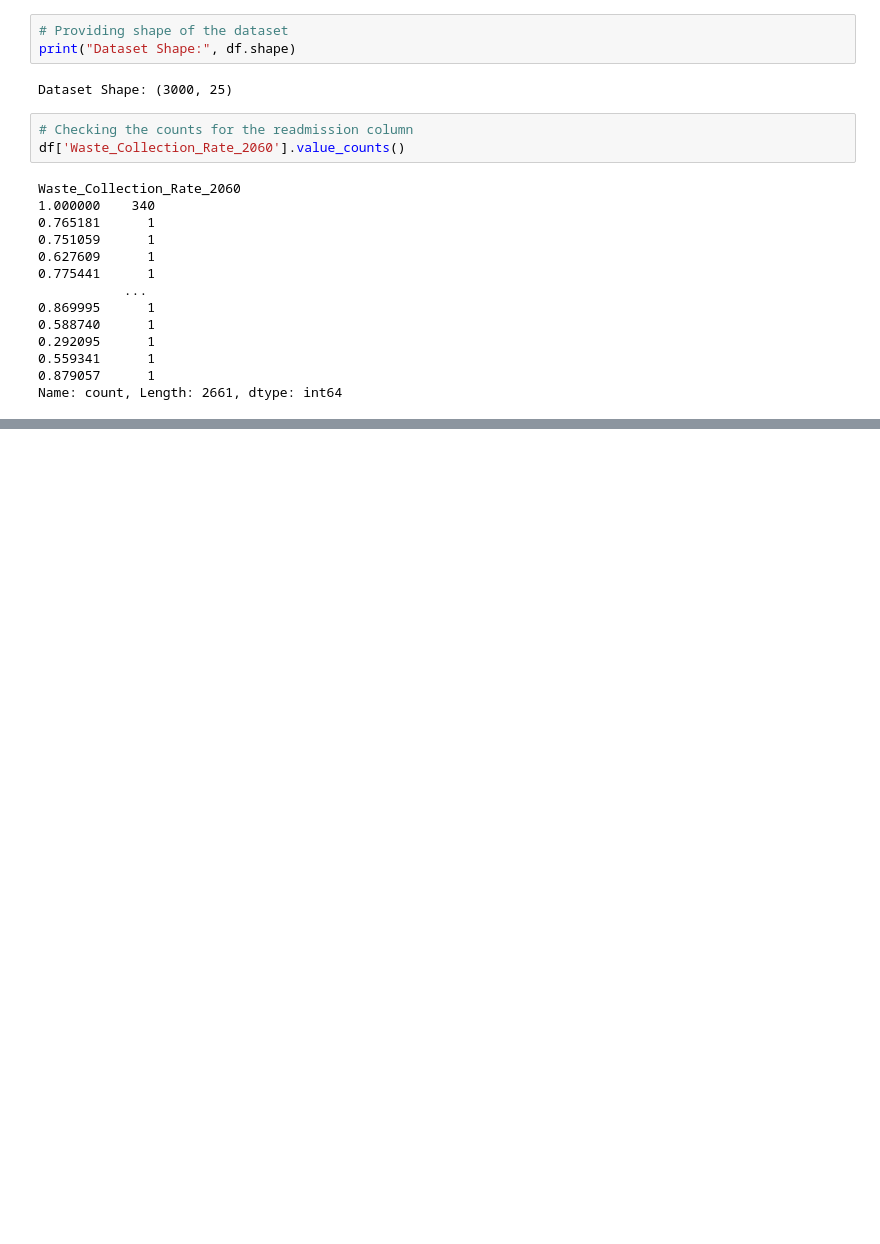
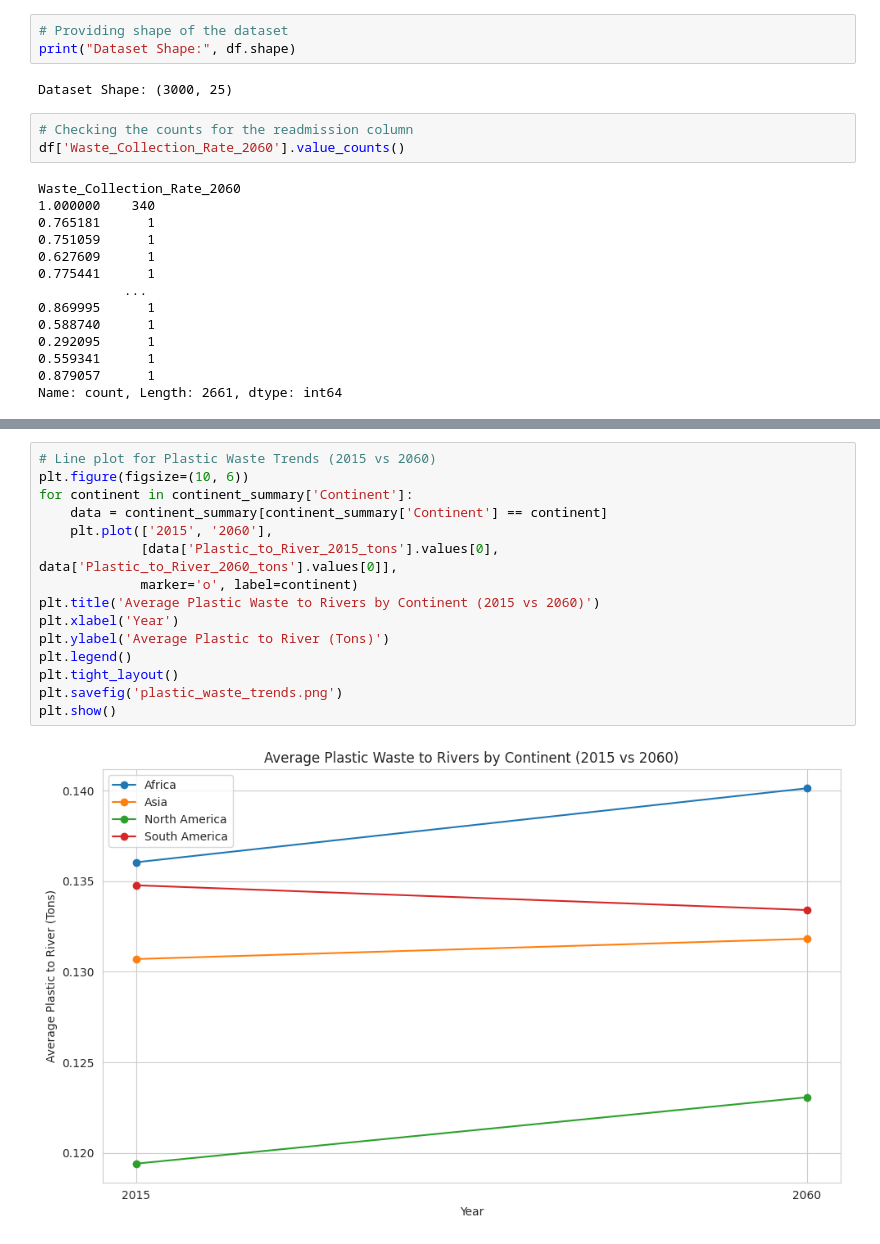
Before and after one commit to Phionanamugga/Assessment_River_Plastic_Pollution, a Jupyter notebook: assessment.ipynb, the cells around one changed output, grey strips where cells are left out. Saved outputs shown, nothing was run; the diff lists cells and outputs as text; blank space fills up the shorter version.

```diff
--- a/assessment.ipynb
+++ b/assessment.ipynb
@@ -175,0 +317,17 @@ XGBoost Regressor Performance:
+# %%
+# Line plot for Plastic Waste Trends (2015 vs 2060)
+plt.figure(figsize=(10, 6))
+for continent in continent_summary['Continent']:
+    data = continent_summary[continent_summary['Continent'] == continent]
+    plt.plot(['2015', '2060'],
+             [data['Plastic_to_River_2015_tons'].values[0], data['Plastic_to_River_2060_tons'].values[0]],
+             marker='o', label=continent)
+plt.title('Average Plastic Waste to Rivers by Continent (2015 vs 2060)')
+plt.xlabel('Year')
+plt.ylabel('Average Plastic to River (Tons)')
+plt.legend()
+plt.tight_layout()
+plt.savefig('plastic_waste_trends.png')
+plt.show()
+# %% [output]
+[figure, added]
```
Also changed, not shown: parts of 42 cells of this notebook.
